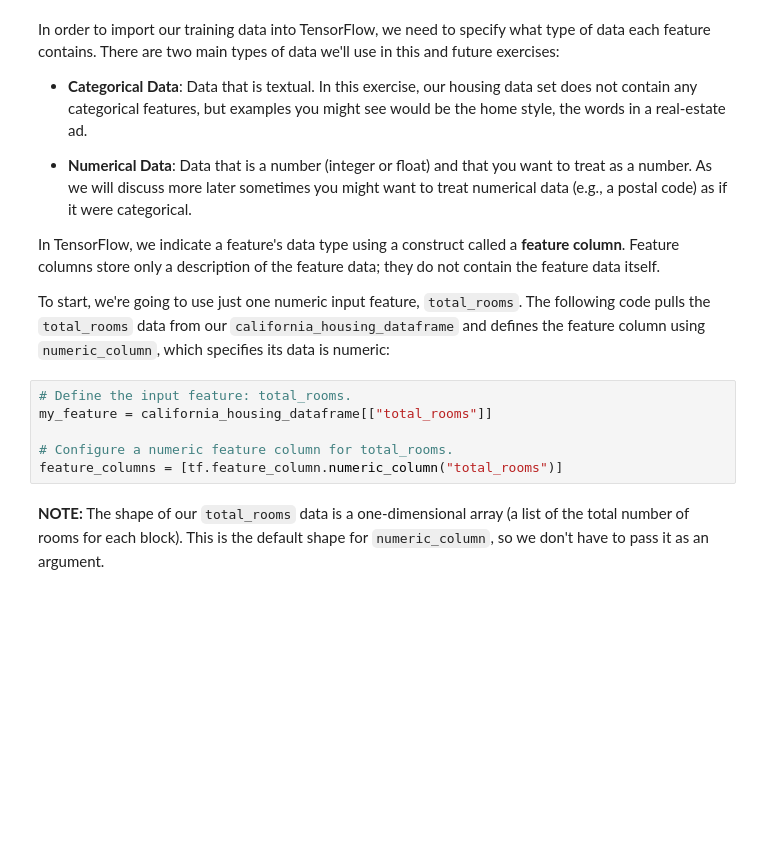
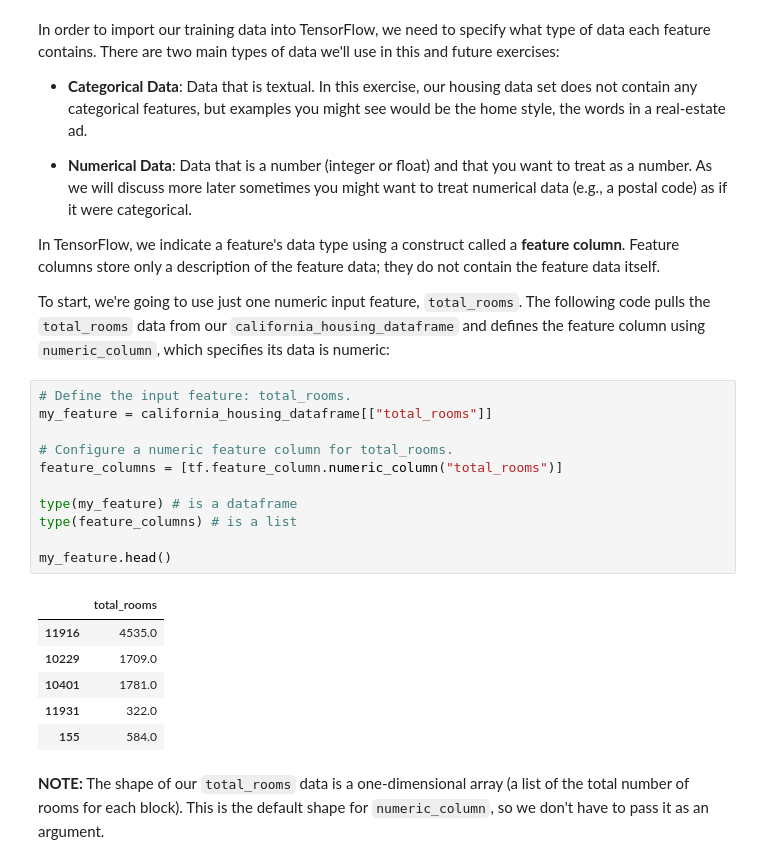
Before and after one commit to purplefox81/eLearningAssignments, a Jupyter notebook: Machine.Learning.Crash.Course.by.Google/02_first_steps_with_tensor_flow.ipynb, the cells around one changed output. Drawn from its saved outputs; the diff is of its cells as text; blank space fills up the shorter version.

```diff
--- a/Machine.Learning.Crash.Course.by.Google/02_first_steps_with_tensor_flow.ipynb
+++ b/Machine.Learning.Crash.Course.by.Google/02_first_steps_with_tensor_flow.ipynb
@@ -85,9 +122,21 @@ To start, we're going to use just one numeric input feature, `total_rooms`. The
 # %%
 # Define the input feature: total_rooms.
 my_feature = california_housing_dataframe[["total_rooms"]]
 
 # Configure a numeric feature column for total_rooms.
 feature_columns = [tf.feature_column.numeric_column("total_rooms")]
+
+type(my_feature) # is a dataframe
+type(feature_columns) # is a list
+
+my_feature.head()
+# %% [output]
+|  | total_rooms |
+| 11916 | 4535.0 |
+| 10229 | 1709.0 |
+| 10401 | 1781.0 |
+| 11931 | 322.0 |
+| 155 | 584.0 |
 # %% [markdown]
 **NOTE:** The shape of our `total_rooms` data is a one-dimensional array (a list of the total number of rooms for each block). This is the default shape for `numeric_column`, so we don't have to pass it as an argument.
 # %% [markdown]
```
Also changed, not shown: parts of 15 cells of this notebook.
